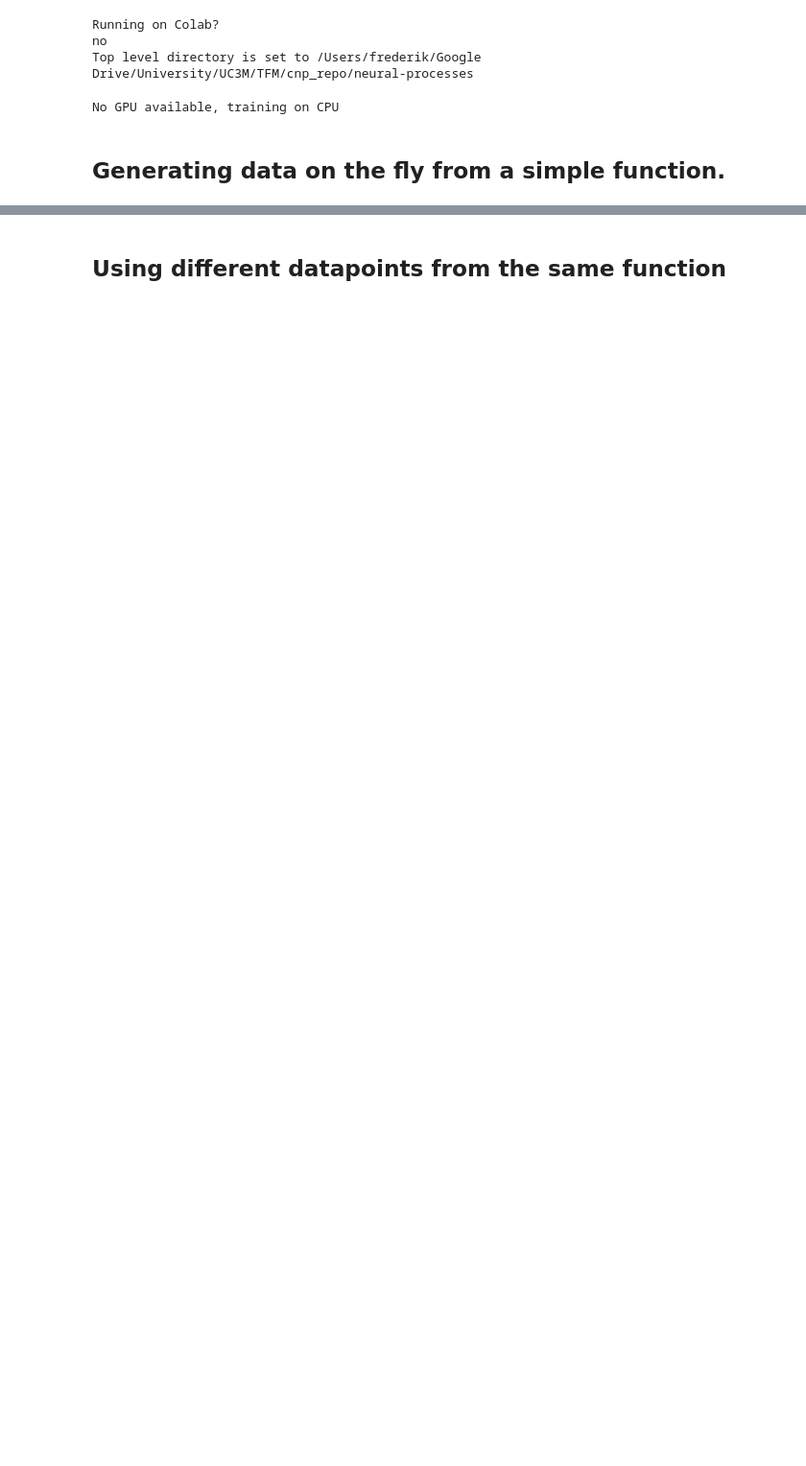
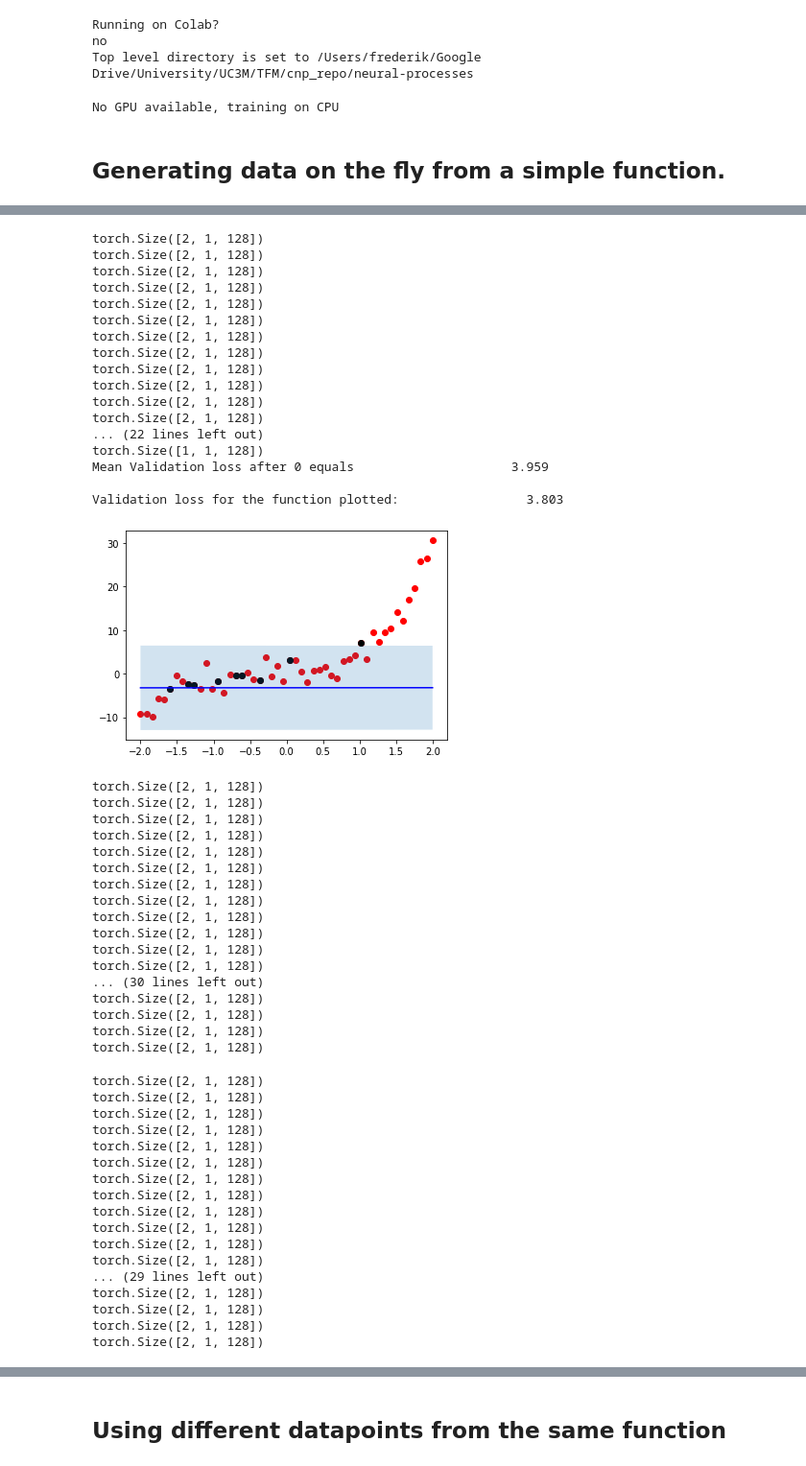
Before and after one commit to fredchettouh/neural-processes, a Jupyter notebook: experiments/1d_single_function.ipynb, the cells around one changed output, grey strips where cells are left out. Shown at 96% size. Cells and saved outputs as stored; diff of their text form; code cells hidden in the pictures; blank space fills up the shorter version.

```diff
--- a/experiments/1d_single_function.ipynb
+++ b/experiments/1d_single_function.ipynb
@@ -78,4 +84,4 @@ default_conf['single_function']['training_params']['kwargs']['data_path'] = os.p
 # creating an instance of to orchestrate the training
 trainer = RegressionTrainer(**default_conf['multiple_functions']['experiment_params'])
 # %%
-model_weights = trainer.run_training(**default_conf['multiple_functions']['training_params'])
+kwargs = default_conf['multiple_functions']['training_params']['kwargs']
@@ -98,0 +88,58 @@ KeyboardInterrupt:
+# %%
+state_dict_encoder, state_dict_decoder = trainer.run_training(batch_size_train=2,
+             batch_size_vali=1,
+             plotting=True,
+             kwargs=kwargs)
+# %% [output]
+torch.Size([2, 1, 128])
+torch.Size([2, 1, 128])
+torch.Size([2, 1, 128])
+torch.Size([2, 1, 128])
+torch.Size([2, 1, 128])
+torch.Size([2, 1, 128])
+torch.Size([2, 1, 128])
+torch.Size([2, 1, 128])
+torch.Size([2, 1, 128])
+torch.Size([2, 1, 128])
+torch.Size([2, 1, 128])
+torch.Size([2, 1, 128])
+... (22 lines left out)
+torch.Size([1, 1, 128])
+Mean Validation loss after 0 equals                     3.959
+
+Validation loss for the function plotted:                 3.803
+[figure, added]
+torch.Size([2, 1, 128])
+torch.Size([2, 1, 128])
+torch.Size([2, 1, 128])
+torch.Size([2, 1, 128])
+torch.Size([2, 1, 128])
+torch.Size([2, 1, 128])
+torch.Size([2, 1, 128])
+torch.Size([2, 1, 128])
+torch.Size([2, 1, 128])
+torch.Size([2, 1, 128])
+torch.Size([2, 1, 128])
+torch.Size([2, 1, 128])
+... (30 lines left out)
+torch.Size([2, 1, 128])
+torch.Size([2, 1, 128])
+torch.Size([2, 1, 128])
+torch.Size([2, 1, 128])
+torch.Size([2, 1, 128])
+torch.Size([2, 1, 128])
+torch.Size([2, 1, 128])
+torch.Size([2, 1, 128])
+torch.Size([2, 1, 128])
+torch.Size([2, 1, 128])
+torch.Size([2, 1, 128])
+torch.Size([2, 1, 128])
+torch.Size([2, 1, 128])
+torch.Size([2, 1, 128])
+torch.Size([2, 1, 128])
+torch.Size([2, 1, 128])
+... (29 lines left out)
+torch.Size([2, 1, 128])
+torch.Size([2, 1, 128])
+torch.Size([2, 1, 128])
+torch.Size([2, 1, 128])
```
Also changed, not shown: parts of 8 cells of this notebook, 9 other files.
